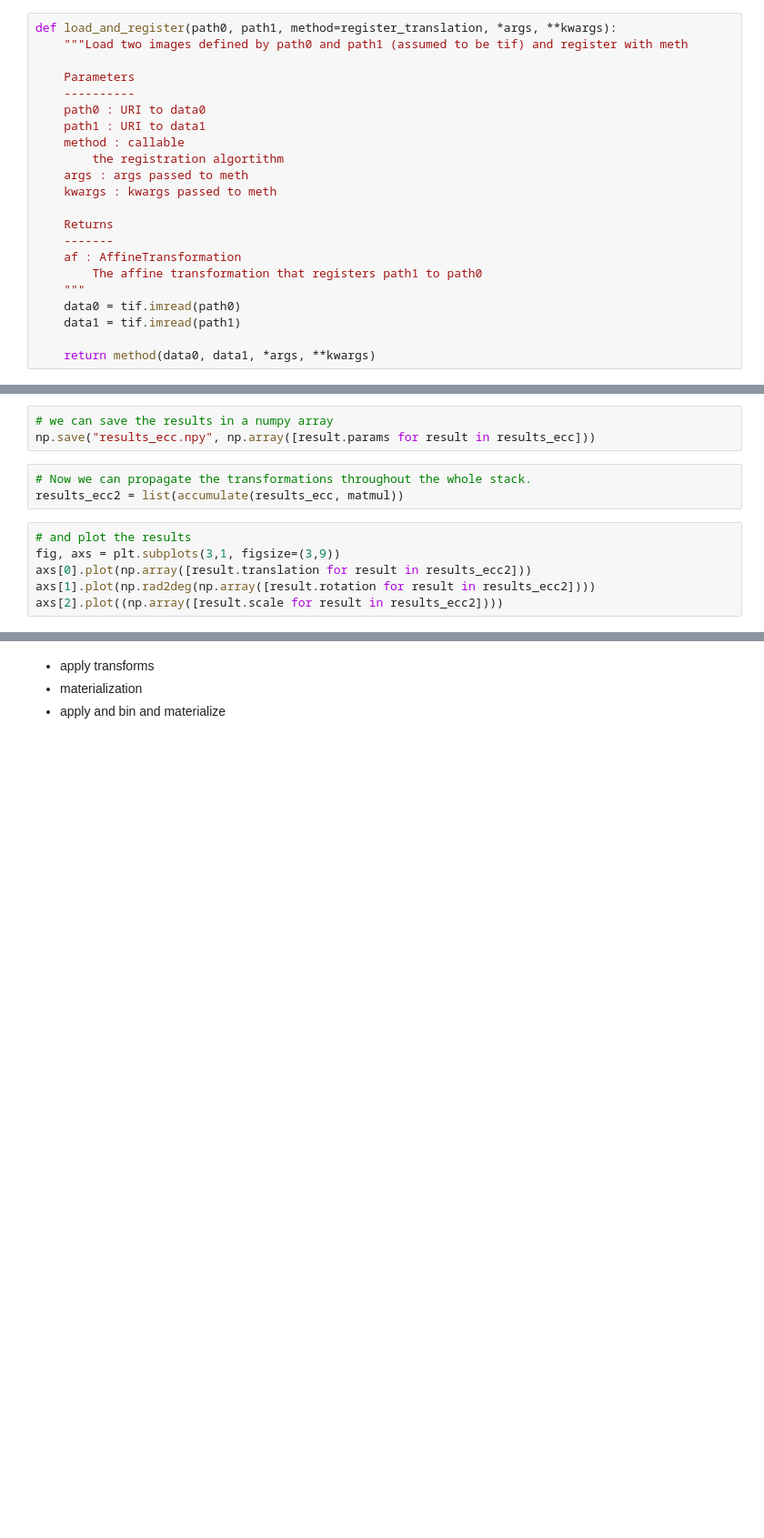
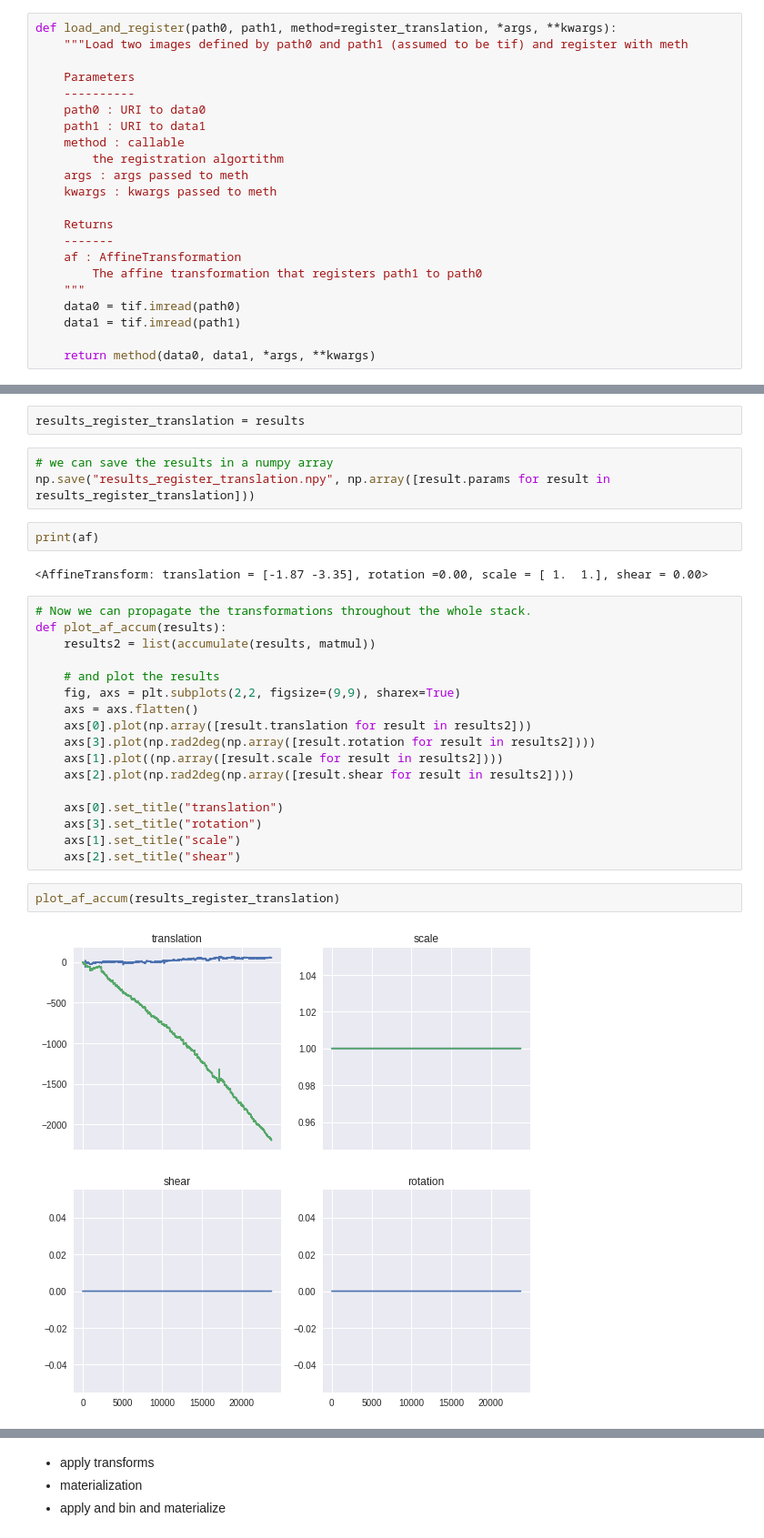
Before and after one commit to janelia-cellmap/FIB-SEM-Aligner, a Jupyter notebook: FIB-SEM Registration Driver.ipynb, the cells around one changed output, grey strips where cells are left out. Shown at 91% size. Cells and saved outputs as stored; diff of their text form; blank space fills up the shorter version.

```diff
--- a/FIB-SEM Registration Driver.ipynb
+++ b/FIB-SEM Registration Driver.ipynb
@@ -74,12 +109,30 @@ af
+# %%
+results_register_translation = results
 # %%
 # we can save the results in a numpy array
-np.save("results_ecc.npy", np.array([result.params for result in results_ecc]))
+np.save("results_register_translation.npy", np.array([result.params for result in results_register_translation]))
-# %%
-# Now we can propagate the transformations throughout the whole stack.
-results_ecc2 = list(accumulate(results_ecc, matmul))
+# %%
+print(af)
+# %% [output]
+<AffineTransform: translation = [-1.87 -3.35], rotation =0.00, scale = [ 1.  1.], shear = 0.00>
 # %%
-# and plot the results
-fig, axs = plt.subplots(3,1, figsize=(3,9))
-axs[0].plot(np.array([result.translation for result in results_ecc2]))
-axs[1].plot(np.rad2deg(np.array([result.rotation for result in results_ecc2])))
-axs[2].plot((np.array([result.scale for result in results_ecc2])))
+# Now we can propagate the transformations throughout the whole stack.
+def plot_af_accum(results):
+    results2 = list(accumulate(results, matmul))
+
+    # and plot the results
+    fig, axs = plt.subplots(2,2, figsize=(9,9), sharex=True)
+    axs = axs.flatten()
+    axs[0].plot(np.array([result.translation for result in results2]))
+    axs[3].plot(np.rad2deg(np.array([result.rotation for result in results2])))
+    axs[1].plot((np.array([result.scale for result in results2])))
+    axs[2].plot(np.rad2deg(np.array([result.shear for result in results2])))
+
+    axs[0].set_title("translation")
+    axs[3].set_title("rotation")
+    axs[1].set_title("scale")
+    axs[2].set_title("shear")
+# %%
+plot_af_accum(results_register_translation)
+# %% [output]
+[figure, added]
```
Also changed, not shown: parts of 29 cells of this notebook, 1 other file.
